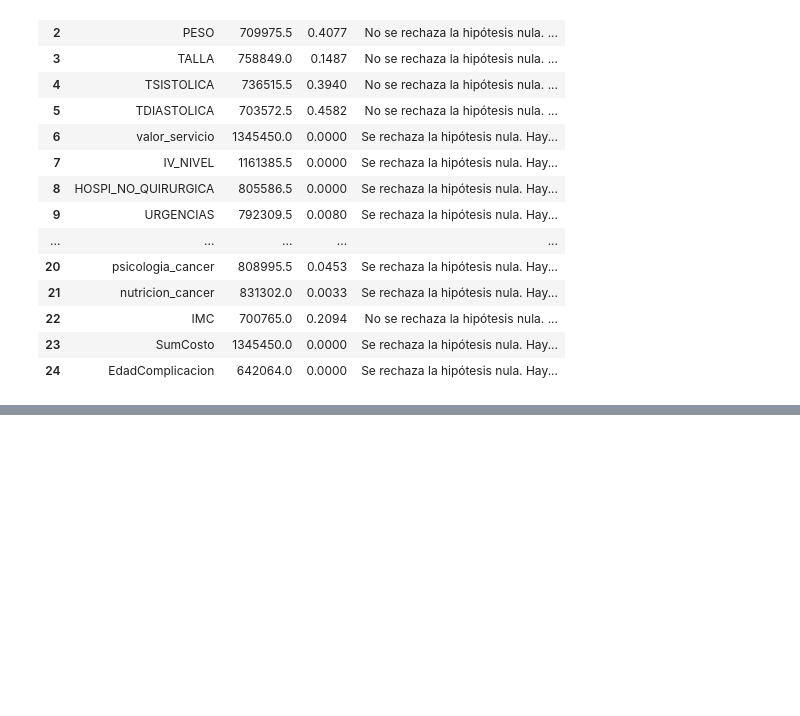
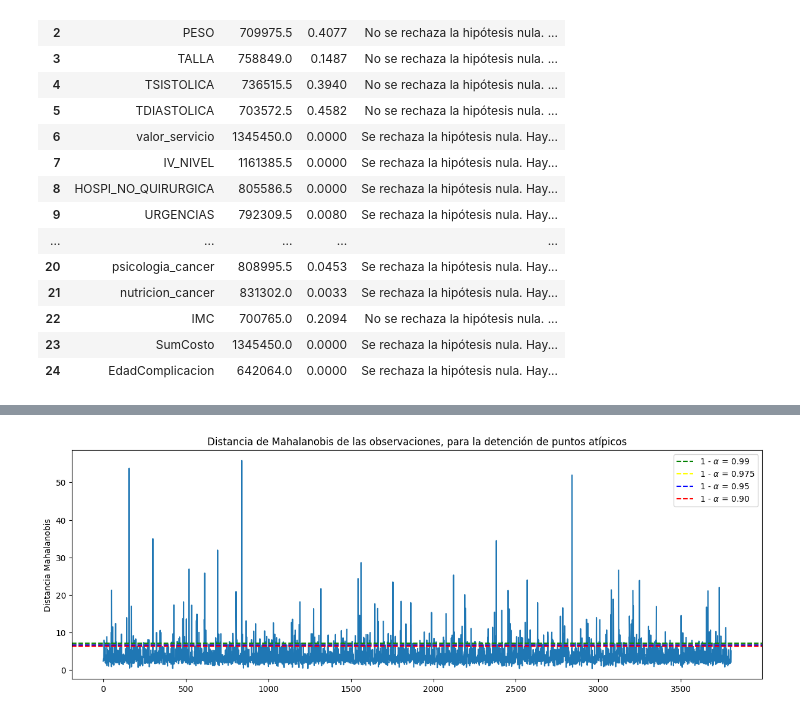
Before and after one commit to HanisDad95/FundAnalitica2_2024_1, a Jupyter notebook: Parte_1_Descriptivas.ipynb, the cells around one changed output, grey strips where cells are left out. Cells and saved outputs as stored; diff of their text form; code cells hidden in the pictures; blank space fills up the shorter version.

```diff
--- a/Parte_1_Descriptivas.ipynb
+++ b/Parte_1_Descriptivas.ipynb
@@ -318,0 +302,2 @@ pbounds = {
+# %%
+outliers = distancia_mh(var_num, alpha=[0.1,0.05,0.025,0.01])
@@ -318,0 +313,16 @@ pbounds = {
+# %%
+index_Dh = pd.DataFrame(outliers[1], columns=['Distancia_Mahalanobis'])
+# %%
+fig, g_mh = plt.subplots(figsize=(15, 5), sharey=True)
+
+g_mh.plot(index_Dh.index,index_Dh['Distancia_Mahalanobis'])
+g_mh.set_ylabel('Distancia Mahalanobis')
+g_mh.axhline(y=7.133876, color='green', linestyle='--', label= '1 - $\\alpha$ = 0.99')
+g_mh.axhline(y=6.854141, color='yellow', linestyle='--', label= '1 - $\\alpha$ = 0.975')
+g_mh.axhline(y=6.616115, color='blue', linestyle='--', label= '1 - $\\alpha$ = 0.95')
+g_mh.axhline(y=6.344763, color='red', linestyle='--', label= '1 - $\\alpha$ = 0.90')
+g_mh.set_title('Distancia de Mahalanobis de las observaciones, para la detención de puntos atípicos')
+g_mh.legend()
+plt.show()
+# %% [output]
+[figure, added]
```
Also changed, not shown: parts of 14 cells of this notebook.
